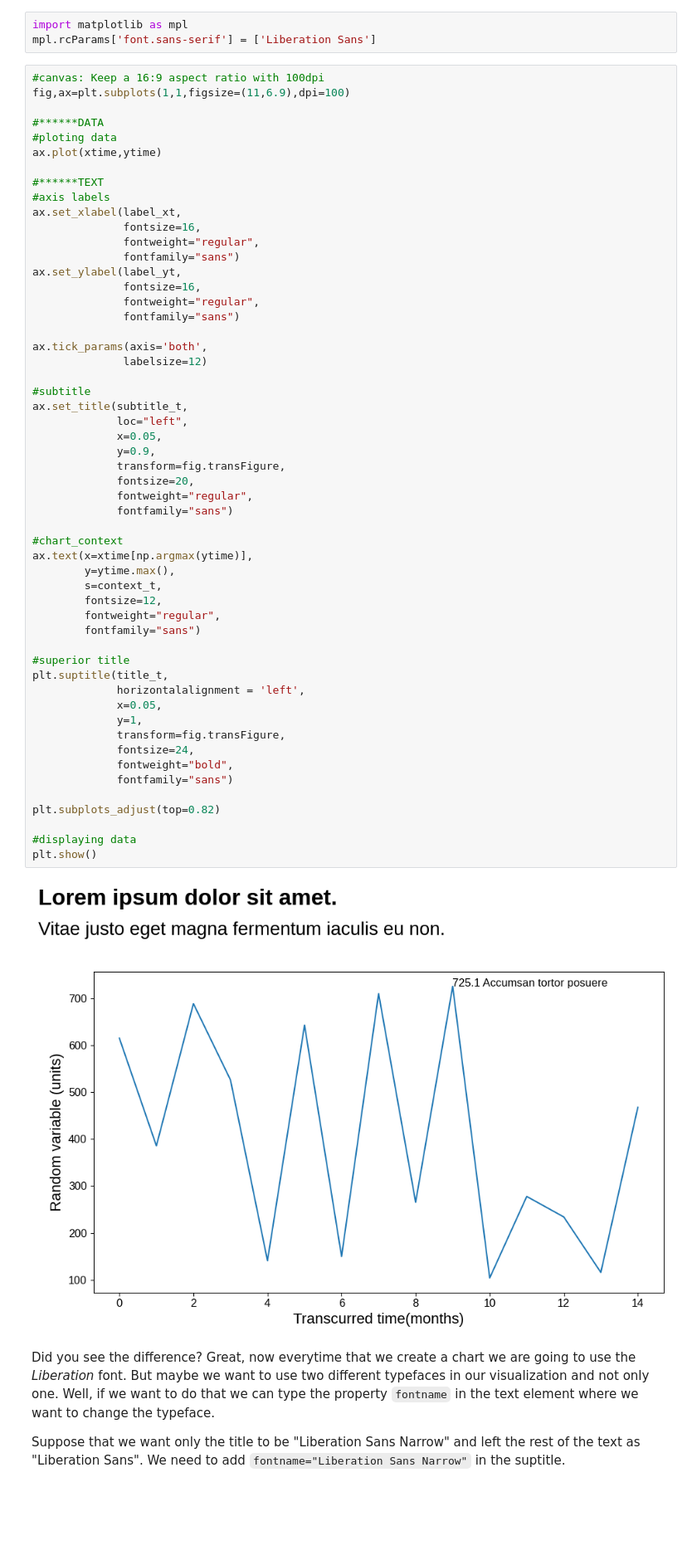
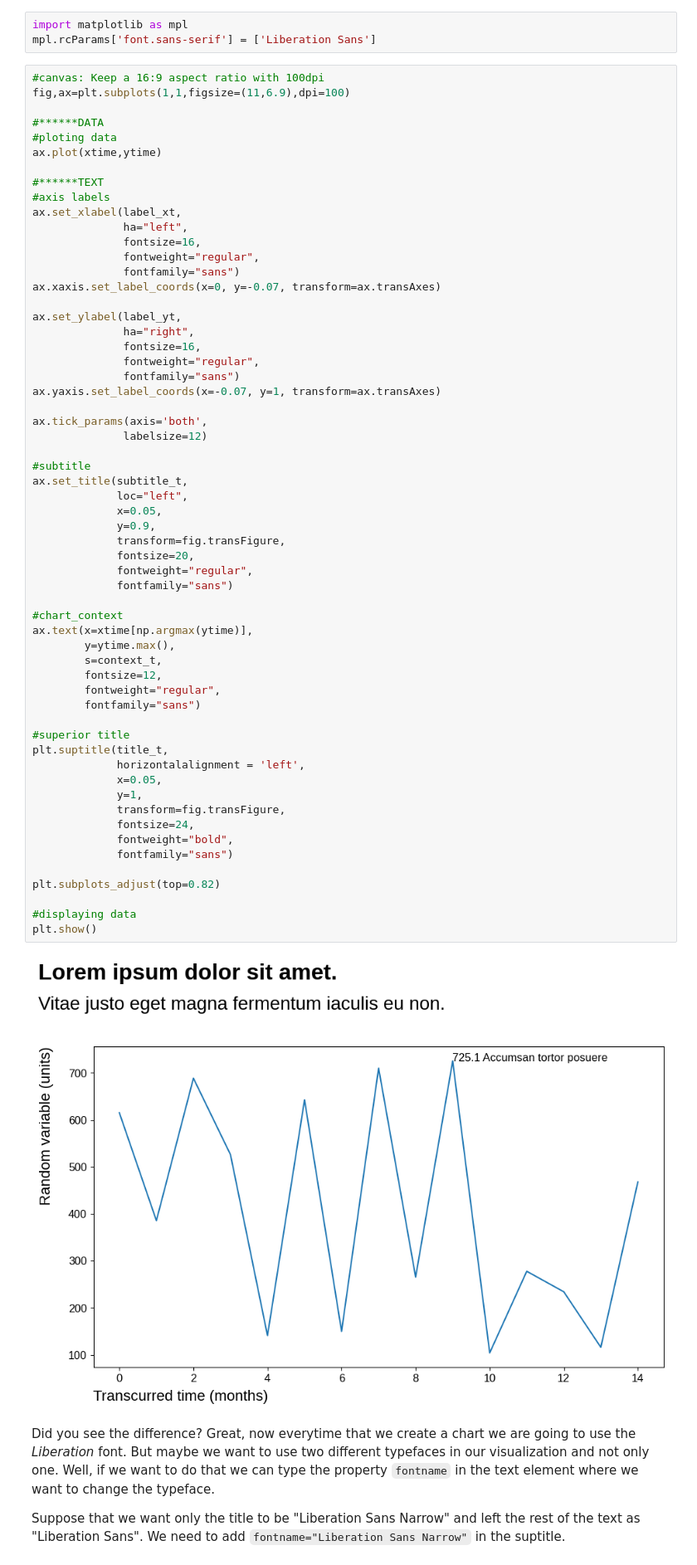
Before and after one commit to moyocoyani/charts_format, a Jupyter notebook: annotations/Matplotlib_annotations.ipynb, the cells around one changed output. Shown at 83% size. Cells and saved outputs as stored; diff of their text form; blank space fills up the shorter version.

```diff
--- a/annotations/Matplotlib_annotations.ipynb
+++ b/annotations/Matplotlib_annotations.ipynb
@@ -832,13 +903,18 @@ ax.plot(xtime,ytime)
 #******TEXT
 #axis labels
 ax.set_xlabel(label_xt,
+              ha="left",
               fontsize=16,
               fontweight="regular",
               fontfamily="sans")
+ax.xaxis.set_label_coords(x=0, y=-0.07, transform=ax.transAxes)
+
 ax.set_ylabel(label_yt,
+              ha="right",
               fontsize=16,
               fontweight="regular",
               fontfamily="sans")
+ax.yaxis.set_label_coords(x=-0.07, y=1, transform=ax.transAxes)
 
 ax.tick_params(axis='both',
               labelsize=12)
@@ -849,34 +925,34 @@ ax.set_title(subtitle_t,
              x=0.05,
              y=0.9,
              transform=fig.transFigure,
              fontsize=20,
              fontweight="regular",
              fontfamily="sans")
 
 #chart_context
 ax.text(x=xtime[np.argmax(ytime)],
         y=ytime.max(),
         s=context_t,
         fontsize=12,
         fontweight="regular",
         fontfamily="sans")
 
 #superior title
 plt.suptitle(title_t,
              horizontalalignment = 'left',
              x=0.05,
              y=1,
              transform=fig.transFigure,
              fontsize=24,
              fontweight="bold",
              fontfamily="sans")
 
 plt.subplots_adjust(top=0.82)
 
 #displaying data
 plt.show()
 # %% [output]
-[figure, old version]
+[figure, new version]
 # %% [markdown]
 Did you see the difference? Great, now everytime that we create a chart we are going to use the *Liberation* font. But maybe we want to use two different typefaces in our visualization and not only one. Well, if we want to do that we can type the property `fontname` in the text element where we want to change the typeface.
 
```
Also changed, not shown: parts of 34 cells of this notebook.
